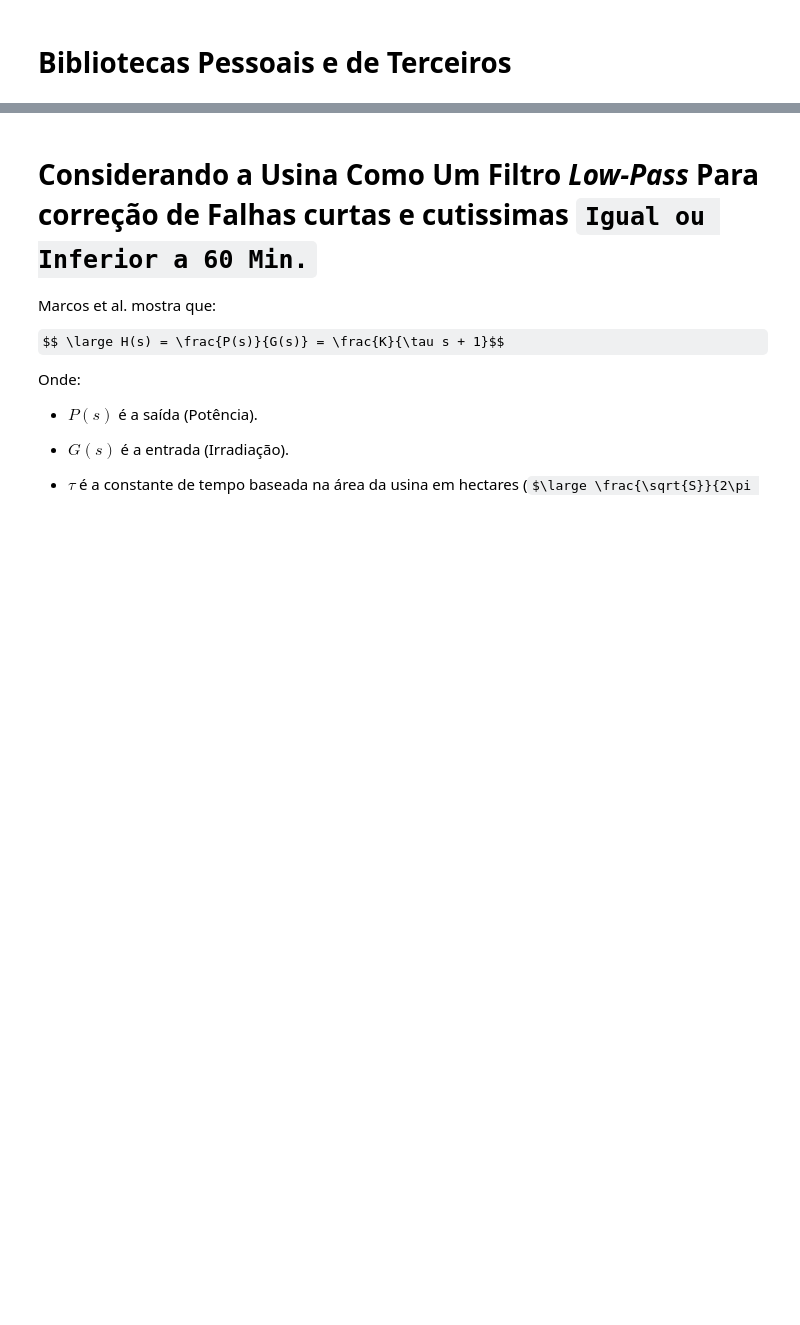
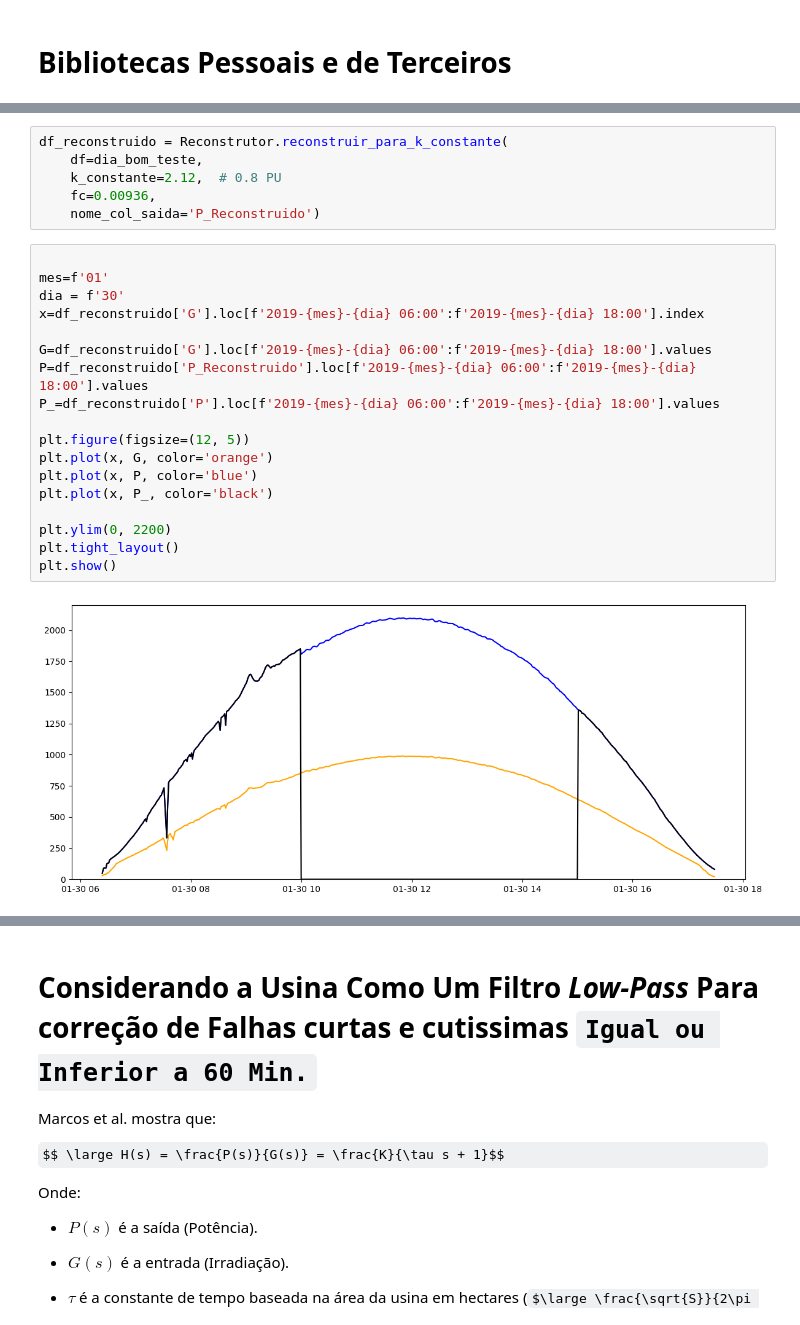
Before and after one commit to gustavodiasz/Modelagem_Dinamica_Usina_FV, a Jupyter notebook: Analise Dos Dados Da Usina De Petrolina.ipynb, the cells around one changed output, grey strips where cells are left out. Cells and saved outputs as stored; diff of their text form; some formulas as TeX source; blank space fills up the shorter version.

```diff
--- a/Analise Dos Dados Da Usina De Petrolina.ipynb
+++ b/Analise Dos Dados Da Usina De Petrolina.ipynb
@@ -38,0 +62,26 @@ st = Reconstrutor.reconstruir_potencia_integral_analitica(df=st, col_k='Ganho Da
+# %%
+df_reconstruido = Reconstrutor.reconstruir_para_k_constante(
+    df=dia_bom_teste,
+    k_constante=2.12,  # 0.8 PU
+    fc=0.00936,
+    nome_col_saida='P_Reconstruido')
+# %%
+
+mes=f'01'
+dia = f'30'
+x=df_reconstruido['G'].loc[f'2019-{mes}-{dia} 06:00':f'2019-{mes}-{dia} 18:00'].index
+
+G=df_reconstruido['G'].loc[f'2019-{mes}-{dia} 06:00':f'2019-{mes}-{dia} 18:00'].values
+P=df_reconstruido['P_Reconstruido'].loc[f'2019-{mes}-{dia} 06:00':f'2019-{mes}-{dia} 18:00'].values
+P_=df_reconstruido['P'].loc[f'2019-{mes}-{dia} 06:00':f'2019-{mes}-{dia} 18:00'].values
+
+plt.figure(figsize=(12, 5))
+plt.plot(x, G, color='orange')
+plt.plot(x, P, color='blue')
+plt.plot(x, P_, color='black')
+
+plt.ylim(0, 2200)
+plt.tight_layout()
+plt.show()
+# %% [output]
+[figure, added]
```
Also changed, not shown: parts of 7 cells of this notebook, 4 other files.
